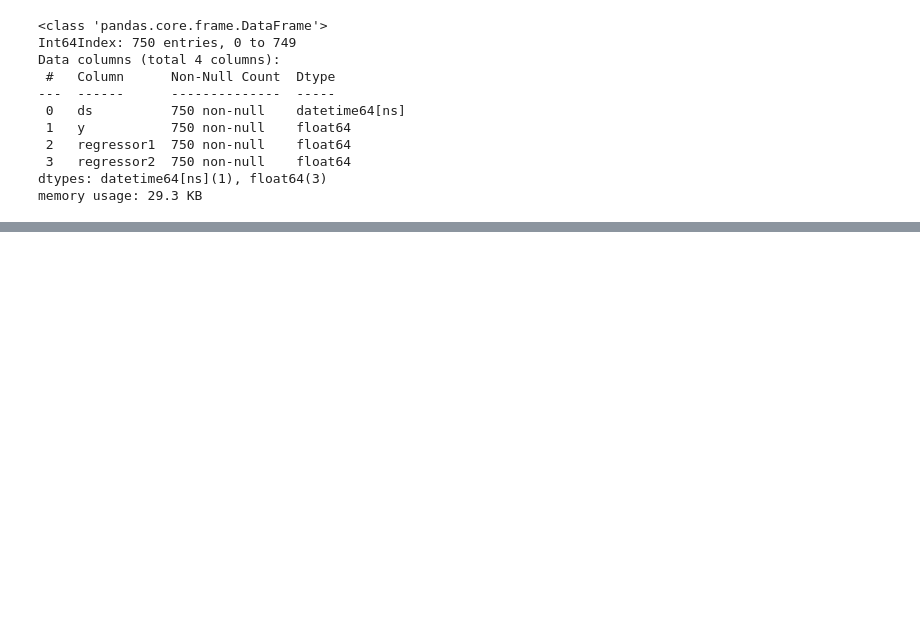
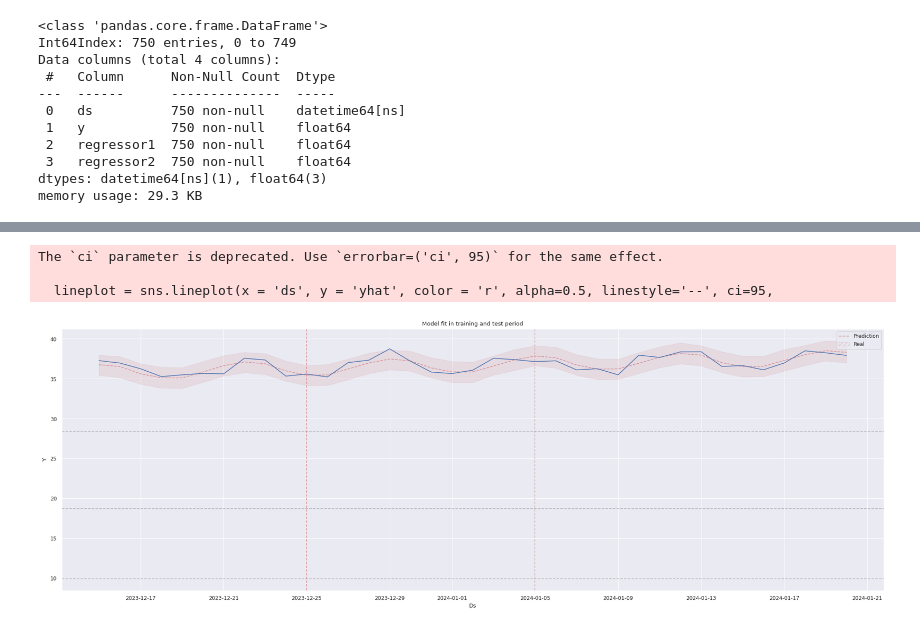
Before and after one commit to cetagostini/marketing-science-projects, a Jupyter notebook: tscausalinference/introduction_notebooks/basic.ipynb, the cells around one changed output, grey strips where cells are left out. Cells and saved outputs as stored; diff of their text form; code cells hidden in the pictures; blank space fills up the shorter version.

```diff
--- a/tscausalinference/introduction_notebooks/basic.ipynb
+++ b/tscausalinference/introduction_notebooks/basic.ipynb
@@ -138,3 +141,10 @@ pre_check.plot()
+# %%
+pre_check.plot(method = 'training')
+# %% [output]
+The `ci` parameter is deprecated. Use `errorbar=('ci', 95)` for the same effect.
+
+  lineplot = sns.lineplot(x = 'ds', y = 'yhat', color = 'r', alpha=0.5, linestyle='--', ci=95,
+[figure, added]
 # %%
 pre_check.model_best_parameters()
 # %% [output]
```
Also changed, not shown: parts of 13 cells of this notebook, 15 other files.
